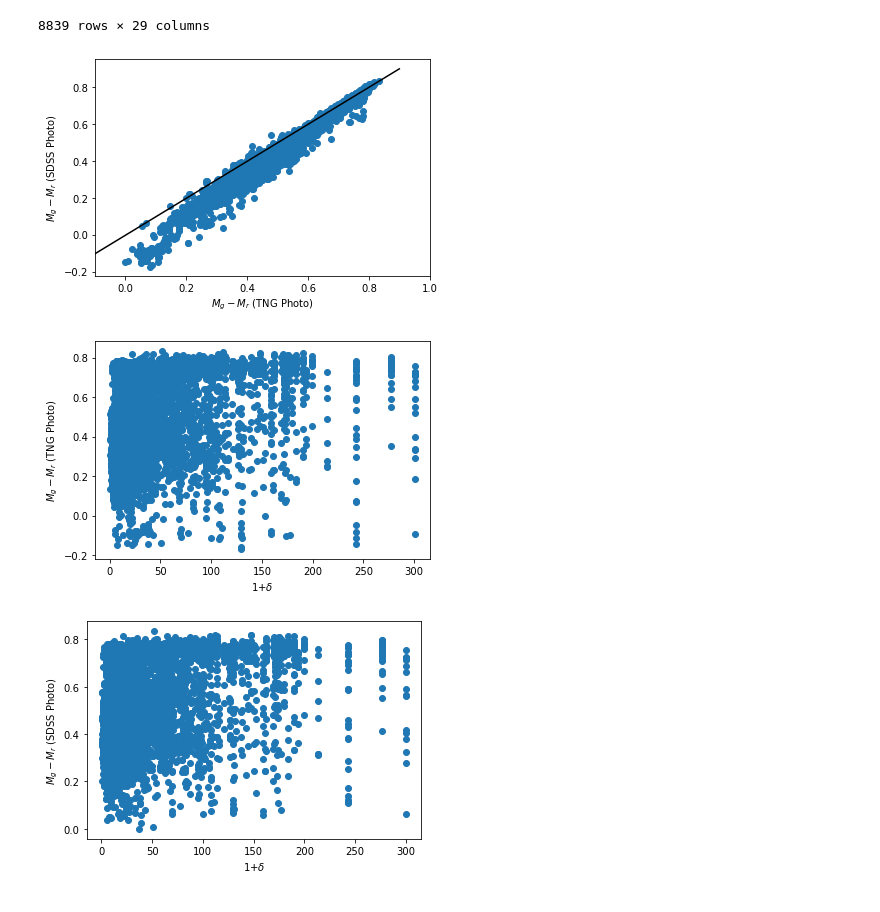
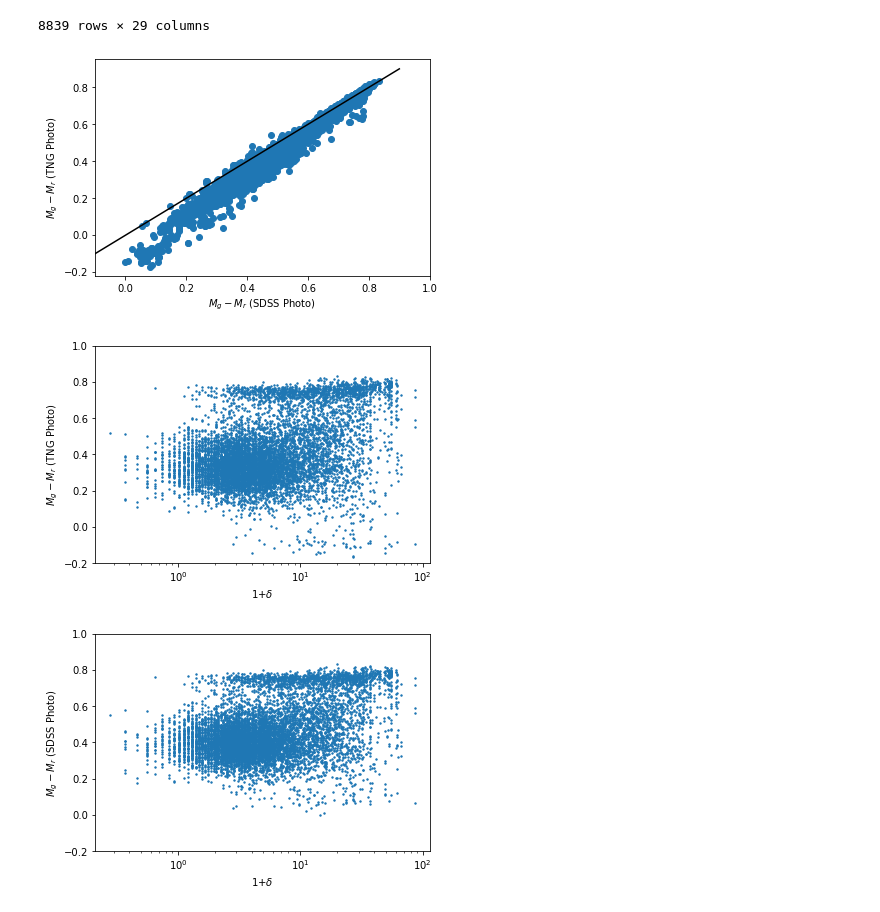
Before and after one commit to jsuarez314/cosmic_web_class, a Jupyter notebook: Photometric.ipynb, the cells around one changed output. Saved outputs shown, nothing was run; the diff lists cells and outputs as text; code cells hidden in the pictures.

```diff
--- a/Photometric.ipynb
+++ b/Photometric.ipynb
@@ -4,8 +4,8 @@ import pylab as pl
 import numpy as np
 # %%
 tng_photo  = pd.read_csv('./data/tng_features.csv').drop(['Unnamed: 0'], axis=1)
-sdss_photo = pd.read_csv('./data/stellar_phot.csv').drop(['Unnamed: 0'], axis=1)
-tweb_df = pd.read_csv('./data/tweb_cw_grid64_rcellsize.csv').drop(['Unnamed: 0'], axis=1)
+sdss_photo = pd.read_csv('./data/stellar_sdss_phot.csv').drop(['Unnamed: 0'], axis=1)
+tweb_df = pd.read_csv('./data/tweb_cw_grid128_rcellsize.csv').drop(['Unnamed: 0'], axis=1)
 # %%
 print(len(tng_photo), len(sdss_photo), len(tweb_df))
 print(tng_photo.keys(), sdss_photo.keys(), tweb_df.keys())
@@ -34,25 +36,29 @@ df
 | 8838 | 644468.0 | 51025.621094 | 15408.916016 | 3717.924805 | 116.238281 | 242.802399 | 24.805300 | -62.556427 | -3.895475 | -41.056789 | ... | ... |
 8839 rows × 29 columns
 # %%
-pl.scatter( df['Mg']-df['Mr'], df['tng_g']-df['tng_r'] )
+pl.scatter( df['sdss_Mg']-df['sdss_Mr'], df['tng_Mg']-df['tng_Mr'] )
 pl.plot(np.arange(-0.1,1,0.1),np.arange(-0.1,1,0.1), c='k')
 pl.xlim(-0.1,1)
-pl.xlabel(r'$M_g-M_r$ (TNG Photo)')
-pl.ylabel(r'$M_g-M_r$ (SDSS Photo)')
+pl.ylabel(r'$M_g-M_r$ (TNG Photo)')
+pl.xlabel(r'$M_g-M_r$ (SDSS Photo)')
 pl.show()
 # %% [output]
-[figure, old version]
+[figure, new version]
 # %%
-pl.scatter(1+df['delta'], df['tng_g']-df['tng_r'] )
+pl.scatter(1+df['delta'], df['tng_Mg']-df['tng_Mr'], 2)
 pl.xlabel(r'1+$\delta$')
 pl.ylabel(r'$M_g-M_r$ (TNG Photo)')
+pl.xscale('log')
+pl.ylim(-0.2,1)
 pl.show()
 # %% [output]
-[figure, old version]
+[figure, new version]
 # %%
-pl.scatter(1+df['delta'], df['Mg']-df['Mr'] )
+pl.scatter(1+df['delta'], df['sdss_Mg']-df['sdss_Mr'], 2)
 pl.xlabel(r'1+$\delta$')
 pl.ylabel(r'$M_g-M_r$ (SDSS Photo)')
+pl.xscale('log')
+pl.ylim(-0.2,1)
 pl.show()
 # %% [output]
-[figure, old version]
+[figure, new version]
```
Also changed, not shown: parts of 1 cell of this notebook, 5 other files.
